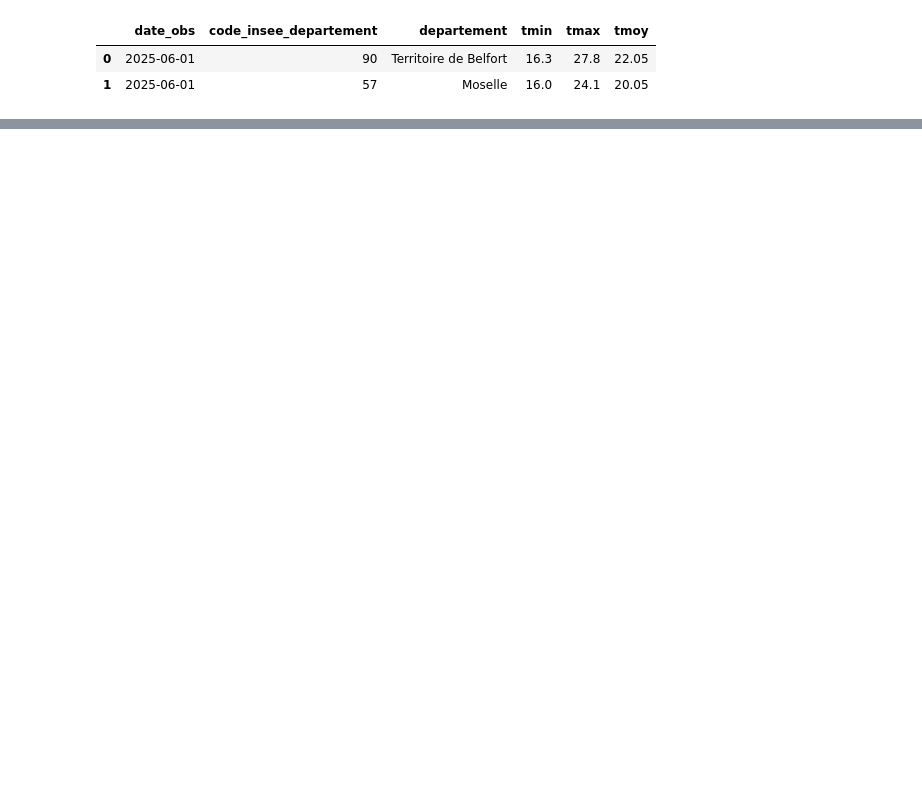
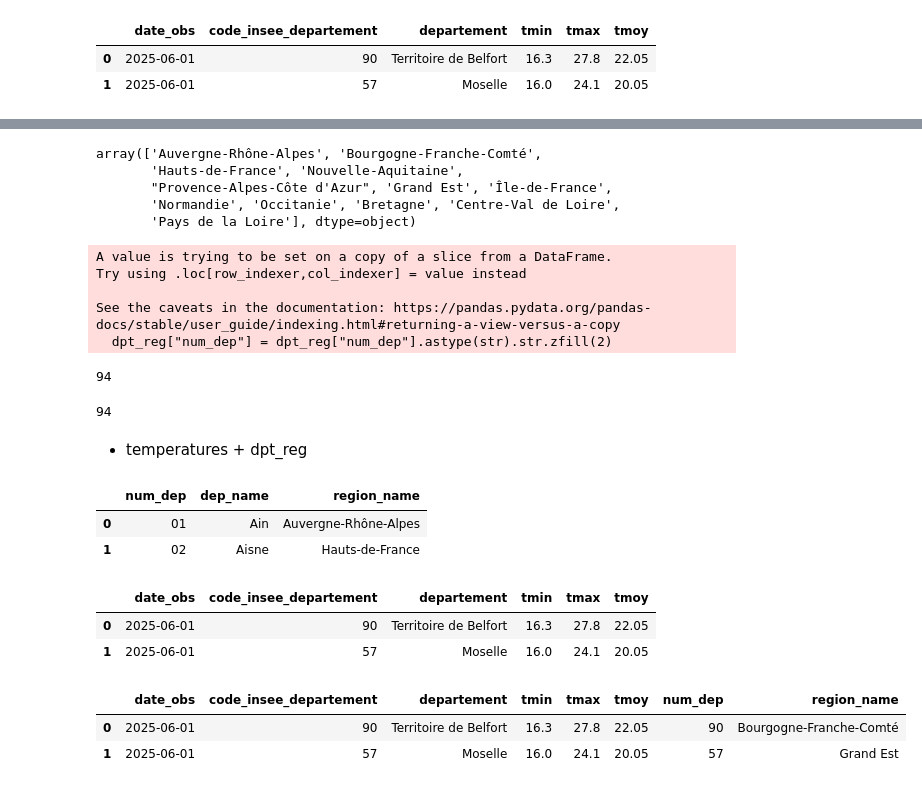
Before and after one commit to KADA-SEDODE/multi-region-energy-prediction, a Jupyter notebook: notebooks/01_exploration.ipynb, the cells around one changed output, grey strips where cells are left out. Cells and saved outputs as stored; diff of their text form; code cells hidden in the pictures; blank space fills up the shorter version.

```diff
--- a/notebooks/01_exploration.ipynb
+++ b/notebooks/01_exploration.ipynb
@@ -425,0 +402,13 @@ array([nan, '11', '32', '93', '75', '84'], dtype=object)
+# %%
+dptm_region["region_name"].unique()
+soutirages["region"].unique()
+# %% [output]
+array(['Auvergne-Rhône-Alpes', 'Bourgogne-Franche-Comté',
+       'Hauts-de-France', 'Nouvelle-Aquitaine',
+       "Provence-Alpes-Côte d'Azur", 'Grand Est', 'Île-de-France',
+       'Normandie', 'Occitanie', 'Bretagne', 'Centre-Val de Loire',
+       'Pays de la Loire'], dtype=object)
+# %%
+# liste des regions a exlure :
+exclure = ['Corse','Guadeloupe','Martinique','Guyane','La Réunion','Mayotte']
+dpt_reg = dptm_region[~dptm_region['region_name'].isin(exclure)]
@@ -425,0 +419,32 @@ array([nan, '11', '32', '93', '75', '84'], dtype=object)
+# %%
+# Harmoniser les formats
+dpt_reg["num_dep"] = dpt_reg["num_dep"].astype(str).str.zfill(2)
+temperatures["code_insee_departement"] = temperatures["code_insee_departement"].astype(str).str.zfill(2)
+# %% [output]
+A value is trying to be set on a copy of a slice from a DataFrame.
+Try using .loc[row_indexer,col_indexer] = value instead
+
+See the caveats in the documentation: https://pandas.pydata.org/pandas-docs/stable/user_guide/indexing.html#returning-a-view-versus-a-copy
+  dpt_reg["num_dep"] = dpt_reg["num_dep"].astype(str).str.zfill(2)
+# %%
+dpt_reg["num_dep"].nunique()
+# %% [output]
+94
+# %%
+temperatures["code_insee_departement"].nunique()
+# %% [output]
+94
+# %% [markdown]
+* temperatures + dpt_reg
+# %%
+dpt_reg.head(2)
+# %% [output]
+|  | num_dep | dep_name | region_name |
+| 0 | 01 | Ain | Auvergne-Rhône-Alpes |
+| 1 | 02 | Aisne | Hauts-de-France |
+# %%
+temperatures.head(2)
+# %% [output]
+|  | date_obs | code_insee_departement | departement | tmin | tmax | tmoy |
+| 0 | 2025-06-01 | 90 | Territoire de Belfort | 16.3 | 27.8 | 22.05 |
+| 1 | 2025-06-01 | 57 | Moselle | 16.0 | 24.1 | 20.05 |
@@ -425,0 +457,6 @@ array([nan, '11', '32', '93', '75', '84'], dtype=object)
+# %%
+temp_with_region.head(2)
+# %% [output]
+|  | date_obs | code_insee_departement | departement | tmin | tmax | tmoy | num_dep | region_name |
+| 0 | 2025-06-01 | 90 | Territoire de Belfort | 16.3 | 27.8 | 22.05 | 90 | Bourgogne-Franche-Comté |
+| 1 | 2025-06-01 | 57 | Moselle | 16.0 | 24.1 | 20.05 | 57 | Grand Est |
```
Also changed, not shown: parts of 24 cells of this notebook.
